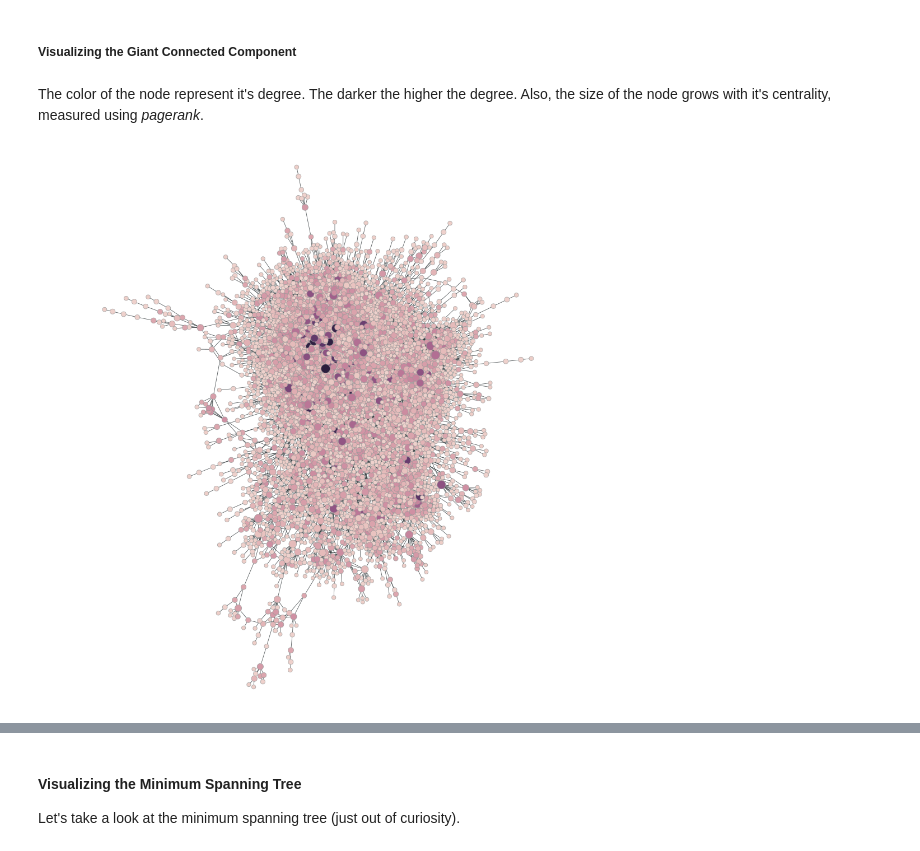
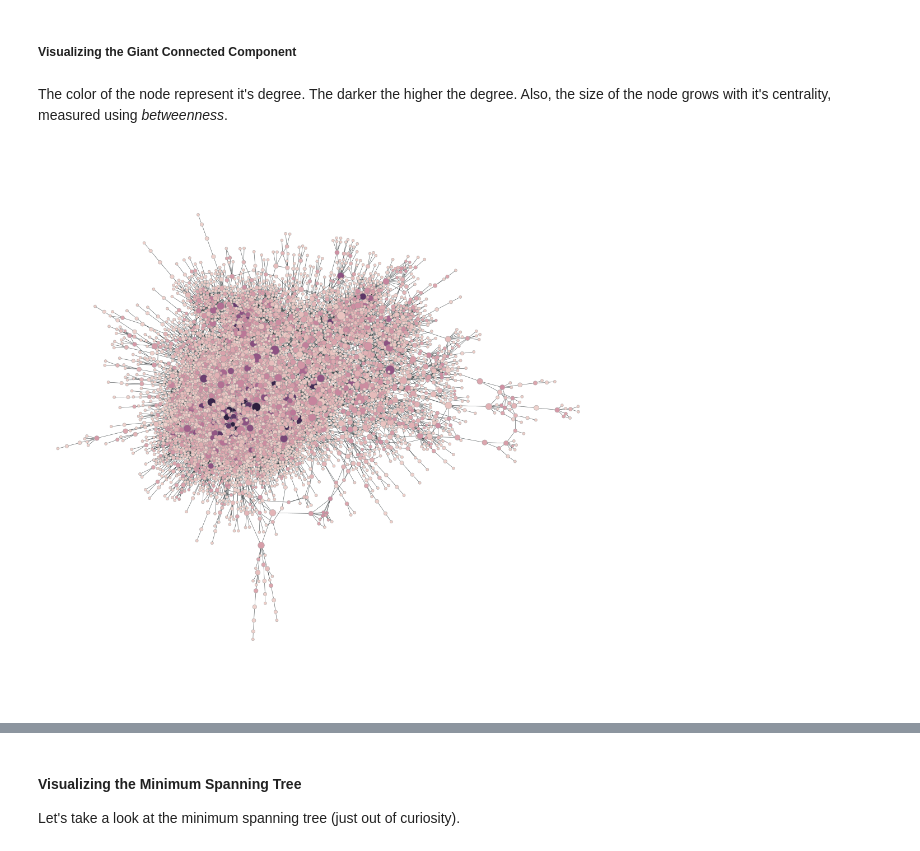
Before and after one commit to davibarreira/PBMNet, a Jupyter notebook: Create_Network.ipynb, the cells around one changed output, grey strips where cells are left out. Saved outputs shown, nothing was run; the diff lists cells and outputs as text; code cells hidden in the pictures.

```diff
--- a/Create_Network.ipynb
+++ b/Create_Network.ipynb
@@ -602,12 +629,12 @@ sns.distplot(np.array(elon_number),kde=False,)
 #####  Visualizing the Giant Connected Component
 # %% [markdown]
 The color of the node represent it's degree. The darker the higher the degree. Also, the size of
-the node grows with it's centrality, measured using *pagerank*.
+the node grows with it's centrality, measured using *betweenness*.
 # %%
 cmap = sns.cubehelix_palette(8,as_cmap=True)
 deg = lg.degree_property_map("total")
-pr  = gt.pagerank(lg)
+pr,be  = gt.betweenness(lg)
 pos = gt.graph_draw(lg,vertex_fill_color=deg,vertex_size=gt.prop_to_size(pr, mi=5, ma=20),
               vcmap=cmap,output_size=(1000,1000))
 # %% [output]
-[figure, old version]
+[figure, new version]
```
Also changed, not shown: parts of 19 cells of this notebook.
